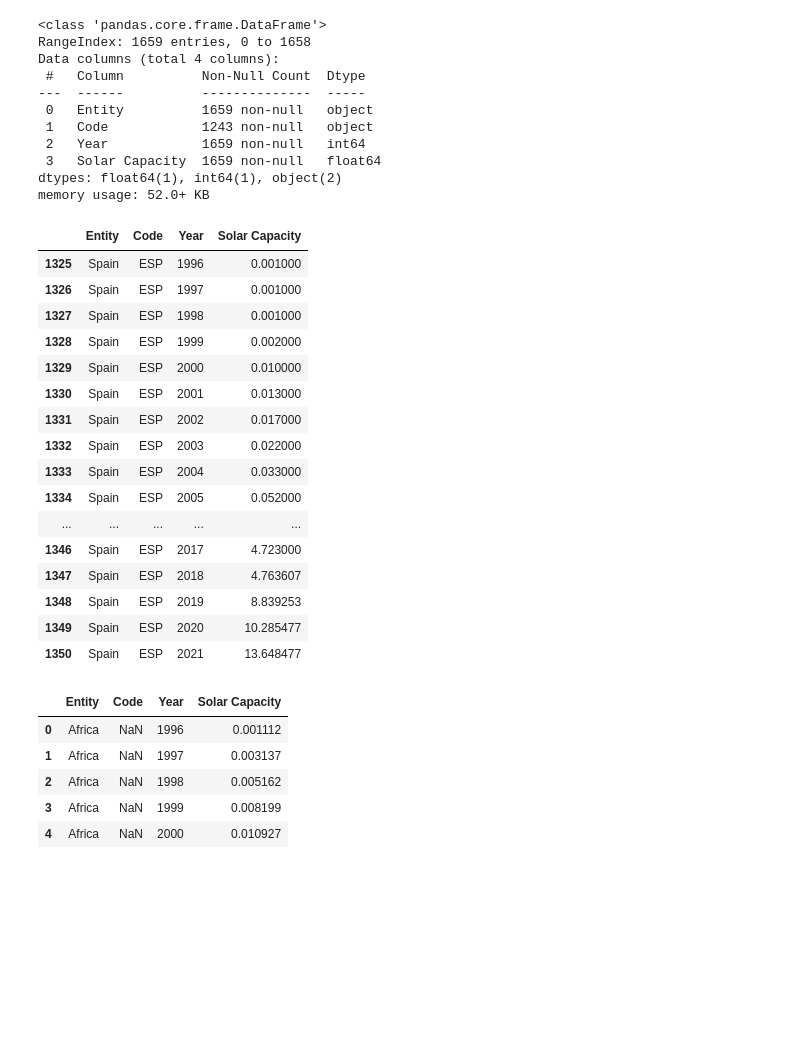
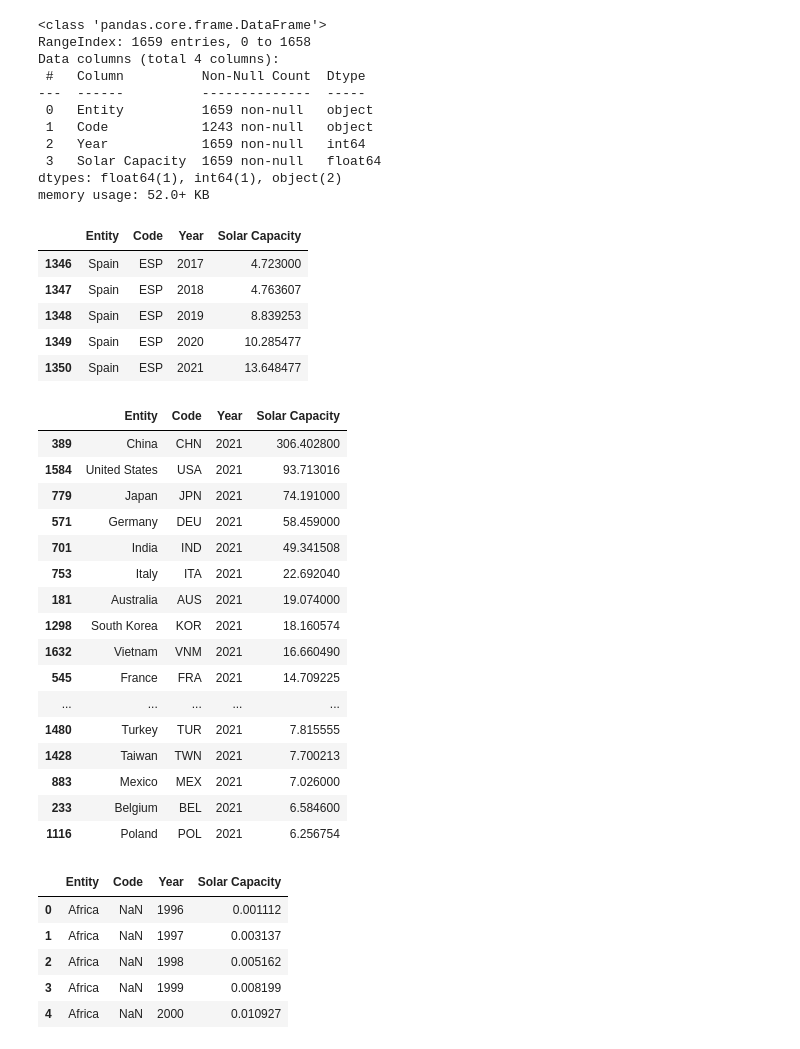
Before and after one commit to sansisimon/renewable-energy-project, a Jupyter notebook: EDA_01.ipynb, the cells around one changed output. Saved outputs shown, nothing was run; the diff lists cells and outputs as text; code cells hidden in the pictures; blank space fills up the shorter version.

```diff
--- a/EDA_01.ipynb
+++ b/EDA_01.ipynb
@@ -389,25 +408,35 @@ memory usage: 52.0+ KB
 # %%
 #mirando los datos de españa de esta tabla y comparándolos con los datos de España del 2021,
 # llegamos a la conclusion de que esta medida son GW y que en en el 2021 en la fuente contrastada son 14,8 GW
-df_solar_installed[df_solar_installed['Entity'] == 'Spain']
+df_solar_installed[df_solar_installed['Entity'] == 'Spain'].tail()
 # %% [output]
 |  | Entity | Code | Year | Solar Capacity |
-| 1325 | Spain | ESP | 1996 | 0.001000 |
-| 1326 | Spain | ESP | 1997 | 0.001000 |
-| 1327 | Spain | ESP | 1998 | 0.001000 |
-| 1328 | Spain | ESP | 1999 | 0.002000 |
-| 1329 | Spain | ESP | 2000 | 0.010000 |
-| 1330 | Spain | ESP | 2001 | 0.013000 |
-| 1331 | Spain | ESP | 2002 | 0.017000 |
-| 1332 | Spain | ESP | 2003 | 0.022000 |
-| 1333 | Spain | ESP | 2004 | 0.033000 |
-| 1334 | Spain | ESP | 2005 | 0.052000 |
-| ... | ... | ... | ... | ... |
 | 1346 | Spain | ESP | 2017 | 4.723000 |
 | 1347 | Spain | ESP | 2018 | 4.763607 |
 | 1348 | Spain | ESP | 2019 | 8.839253 |
 | 1349 | Spain | ESP | 2020 | 10.285477 |
 | 1350 | Spain | ESP | 2021 | 13.648477 |
+# %%
+#vemos los que más capacidad solar tienen instalada:
+df_solar_installed[(df_solar_installed["Code"].notna()) & (df_solar_installed["Entity"] != "World") & (df_solar_installed["Year"] == 2021)].sort_values('Solar Capacity', ascending=False).head(20)
+# %% [output]
+|  | Entity | Code | Year | Solar Capacity |
+| 389 | China | CHN | 2021 | 306.402800 |
+| 1584 | United States | USA | 2021 | 93.713016 |
+| 779 | Japan | JPN | 2021 | 74.191000 |
+| 571 | Germany | DEU | 2021 | 58.459000 |
+| 701 | India | IND | 2021 | 49.341508 |
+| 753 | Italy | ITA | 2021 | 22.692040 |
+| 181 | Australia | AUS | 2021 | 19.074000 |
+| 1298 | South Korea | KOR | 2021 | 18.160574 |
+| 1632 | Vietnam | VNM | 2021 | 16.660490 |
+| 545 | France | FRA | 2021 | 14.709225 |
+| ... | ... | ... | ... | ... |
+| 1480 | Turkey | TUR | 2021 | 7.815555 |
+| 1428 | Taiwan | TWN | 2021 | 7.700213 |
+| 883 | Mexico | MEX | 2021 | 7.026000 |
+| 233 | Belgium | BEL | 2021 | 6.584600 |
+| 1116 | Poland | POL | 2021 | 6.256754 |
 # %%
 df_solar_installed.head()
 # %% [output]
```
Also changed, not shown: parts of 8 cells of this notebook, 1 other file.
